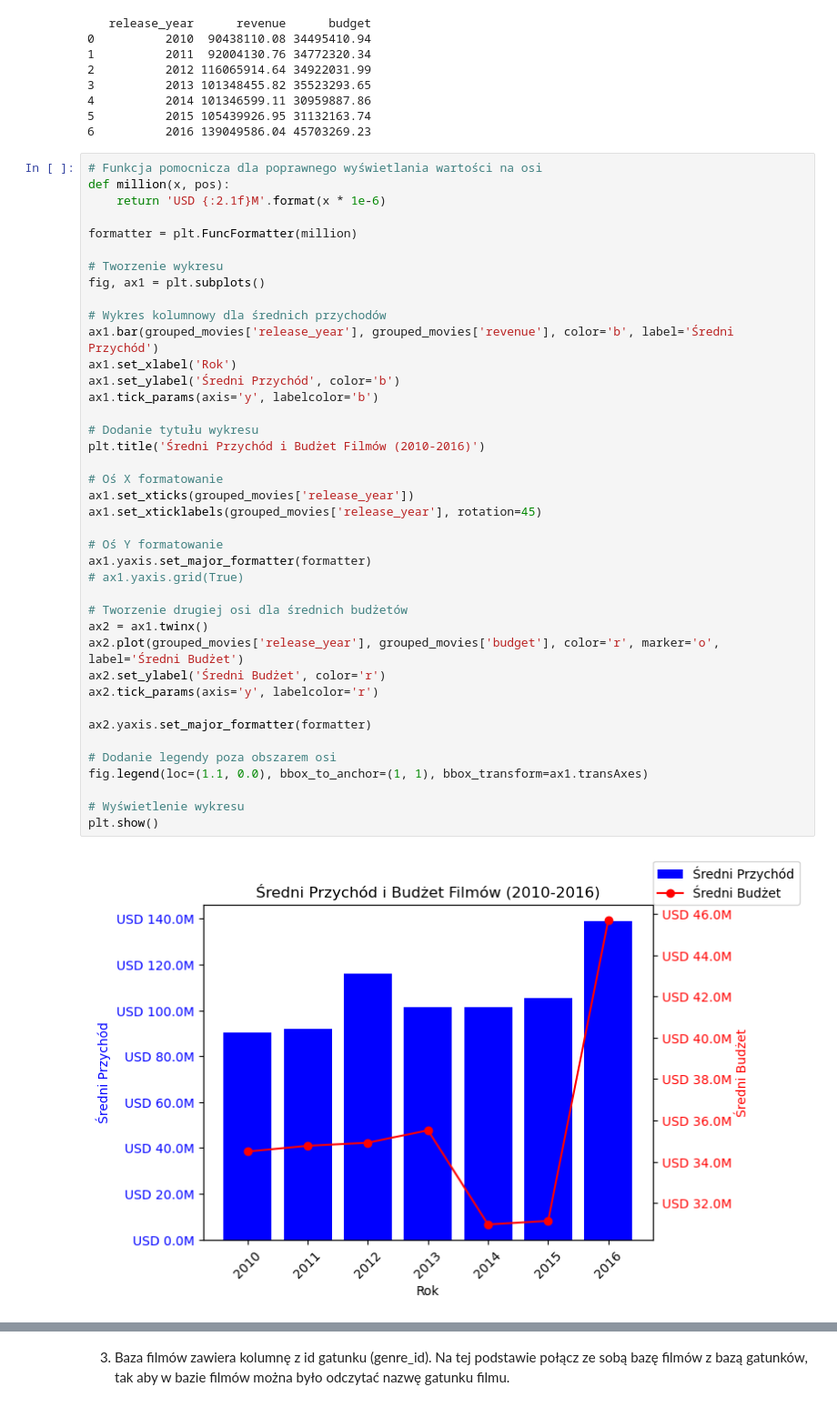
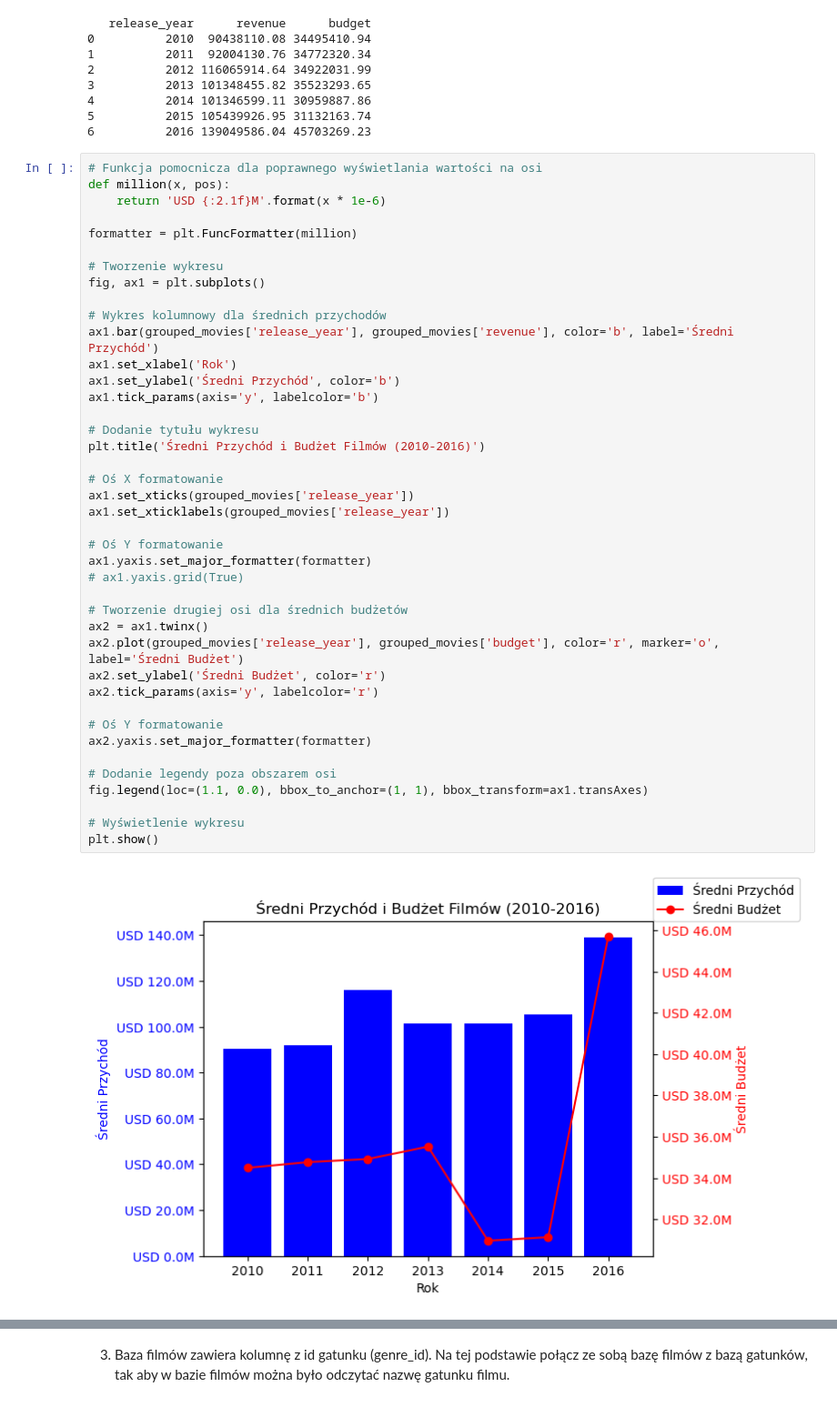
Before and after one commit to ichtys77/kurs_kodilla, a Jupyter notebook: 2.3.task_baza_filmow/2.3.task_baza_filmow.ipynb, the cells around one changed output, grey strips where cells are left out. Shown at 91% size. Drawn from its saved outputs; the diff is of its cells as text.

Commit message:
2.3. ADD alt code for graph

```diff
--- a/2.3.task_baza_filmow/2.3.task_baza_filmow.ipynb
+++ b/2.3.task_baza_filmow/2.3.task_baza_filmow.ipynb
@@ -82,32 +82,33 @@ fig, ax1 = plt.subplots()
 # Wykres kolumnowy dla średnich przychodów
 ax1.bar(grouped_movies['release_year'], grouped_movies['revenue'], color='b', label='Średni Przychód')
 ax1.set_xlabel('Rok')
 ax1.set_ylabel('Średni Przychód', color='b')
 ax1.tick_params(axis='y', labelcolor='b')
 
 # Dodanie tytułu wykresu
 plt.title('Średni Przychód i Budżet Filmów (2010-2016)')
 
 # Oś X formatowanie
 ax1.set_xticks(grouped_movies['release_year'])
-ax1.set_xticklabels(grouped_movies['release_year'], rotation=45)
+ax1.set_xticklabels(grouped_movies['release_year'])
 
 # Oś Y formatowanie
 ax1.yaxis.set_major_formatter(formatter)
 # ax1.yaxis.grid(True)
 
 # Tworzenie drugiej osi dla średnich budżetów
 ax2 = ax1.twinx()
 ax2.plot(grouped_movies['release_year'], grouped_movies['budget'], color='r', marker='o', label='Średni Budżet')
 ax2.set_ylabel('Średni Budżet', color='r')
 ax2.tick_params(axis='y', labelcolor='r')
 
+# Oś Y formatowanie
 ax2.yaxis.set_major_formatter(formatter)
 
 # Dodanie legendy poza obszarem osi
 fig.legend(loc=(1.1, 0.0), bbox_to_anchor=(1, 1), bbox_transform=ax1.transAxes)
 
 # Wyświetlenie wykresu
 plt.show()
 # %% [output]
-[figure, old version]
+[figure, new version]
```
Also changed, not shown: parts of 2 cells of this notebook.
